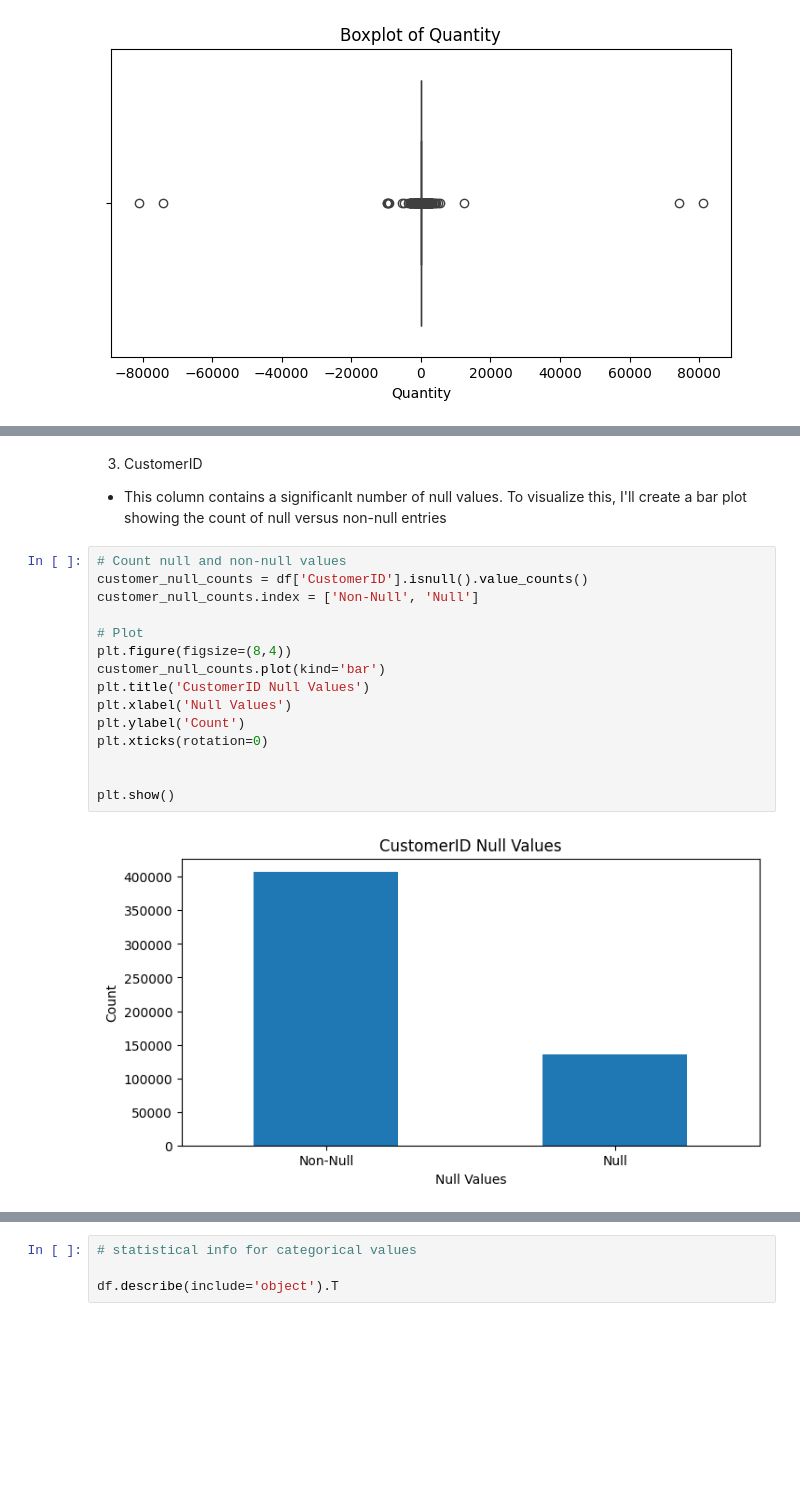
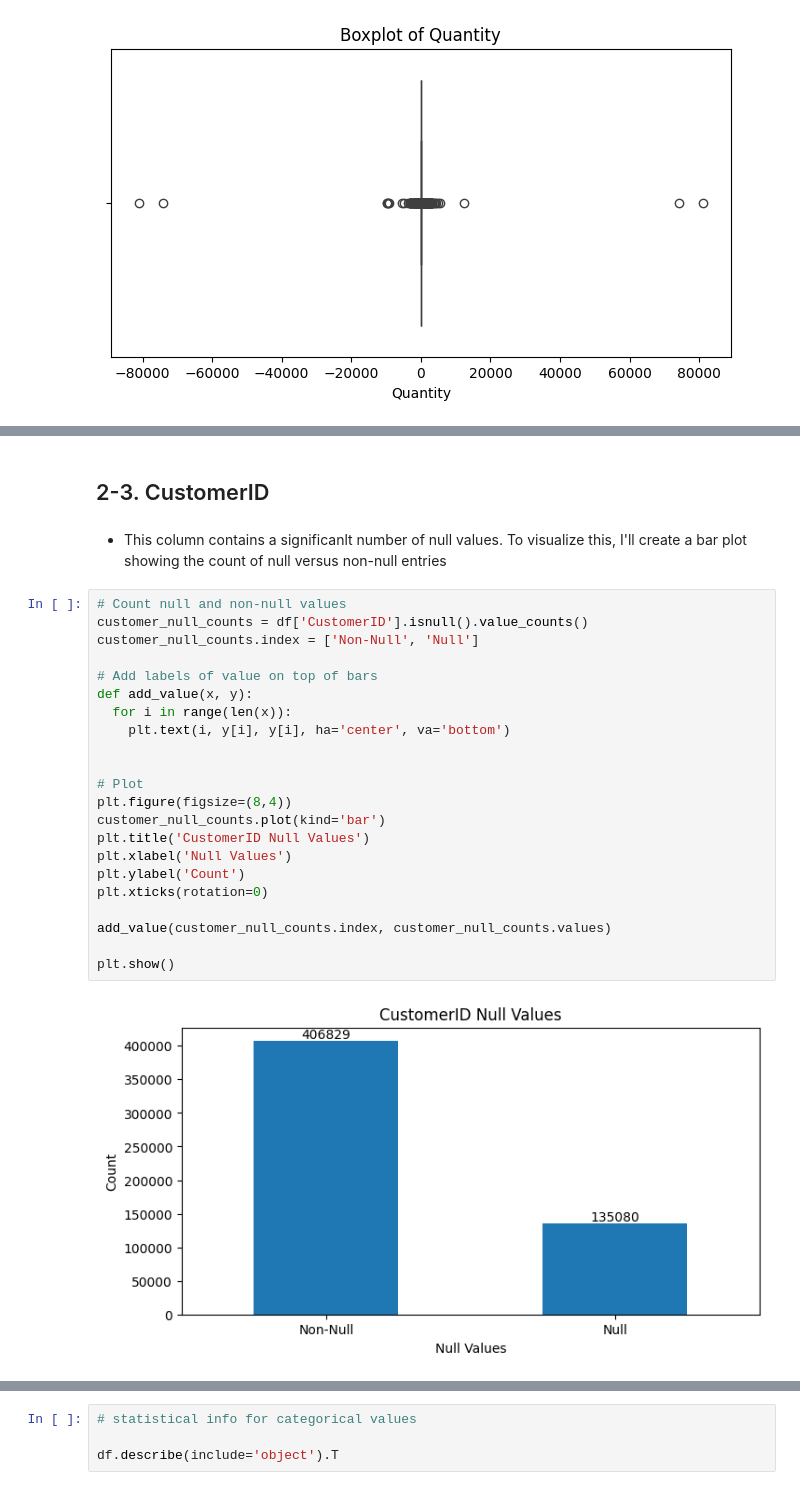
Before and after one commit to iamyunaseo/e-commerce-customer-behavior-analytics, a Jupyter notebook: e-commerce-customer-behavior-analytics.ipynb, the cells around one changed output, grey strips where cells are left out. Saved outputs shown, nothing was run; the diff lists cells and outputs as text; blank space fills up the shorter version.

Commit message:
data exploring - customerID

```diff
--- a/e-commerce-customer-behavior-analytics.ipynb
+++ b/e-commerce-customer-behavior-analytics.ipynb
@@ -120,20 +185,28 @@ plt.show()
+# %% [markdown]
+## 2-3. CustomerID
 # %% [markdown]
-3. CustomerID
 - This column contains a significanlt number of null values. To visualize this, I'll create a bar plot showing the count of null versus non-null entries
 # %%
 # Count null and non-null values
 customer_null_counts = df['CustomerID'].isnull().value_counts()
 customer_null_counts.index = ['Non-Null', 'Null']
+
+# Add labels of value on top of bars
+def add_value(x, y):
+  for i in range(len(x)):
+    plt.text(i, y[i], y[i], ha='center', va='bottom')
+
 
 # Plot
 plt.figure(figsize=(8,4))
 customer_null_counts.plot(kind='bar')
 plt.title('CustomerID Null Values')
 plt.xlabel('Null Values')
 plt.ylabel('Count')
 plt.xticks(rotation=0)
 
+add_value(customer_null_counts.index, customer_null_counts.values)
 
 plt.show()
 # %% [output]
-[figure, old version]
+[figure, new version]
```
Also changed, not shown: parts of 28 cells of this notebook.
